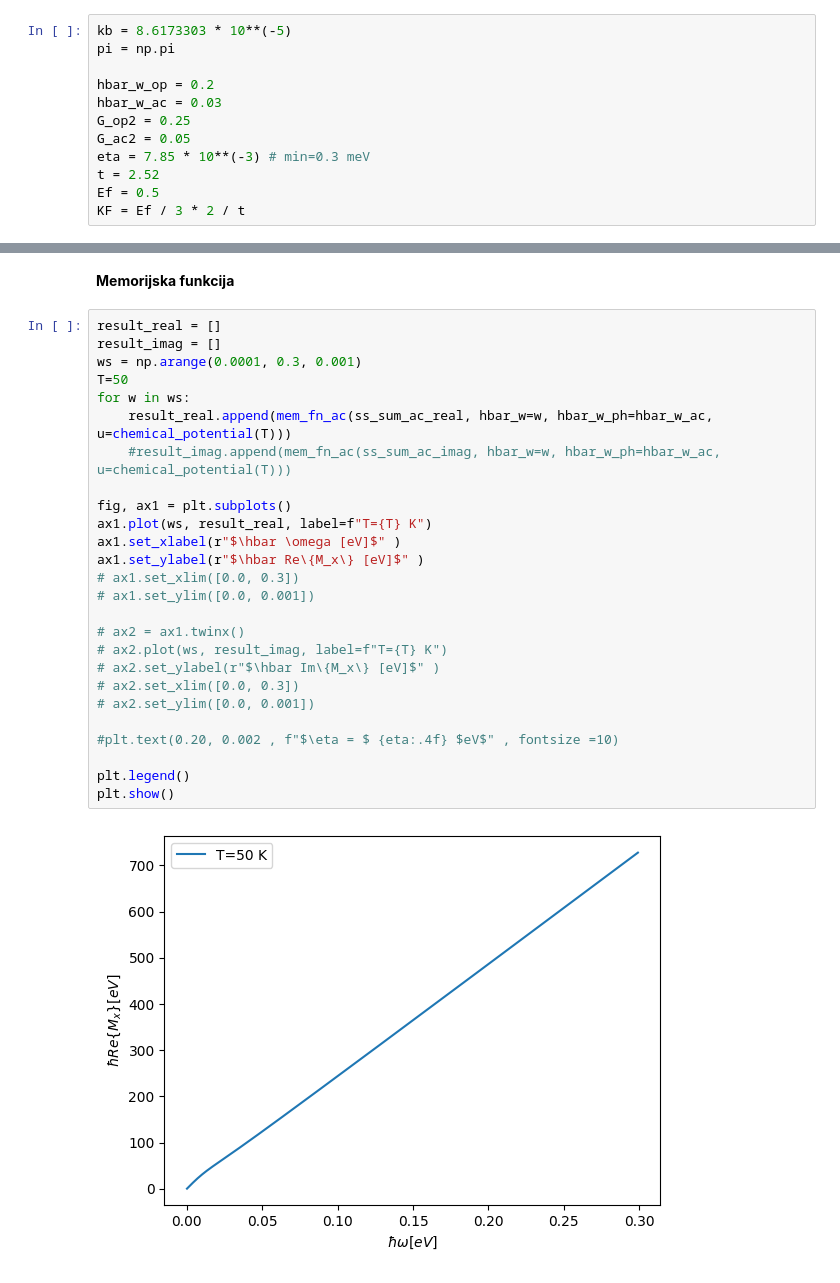
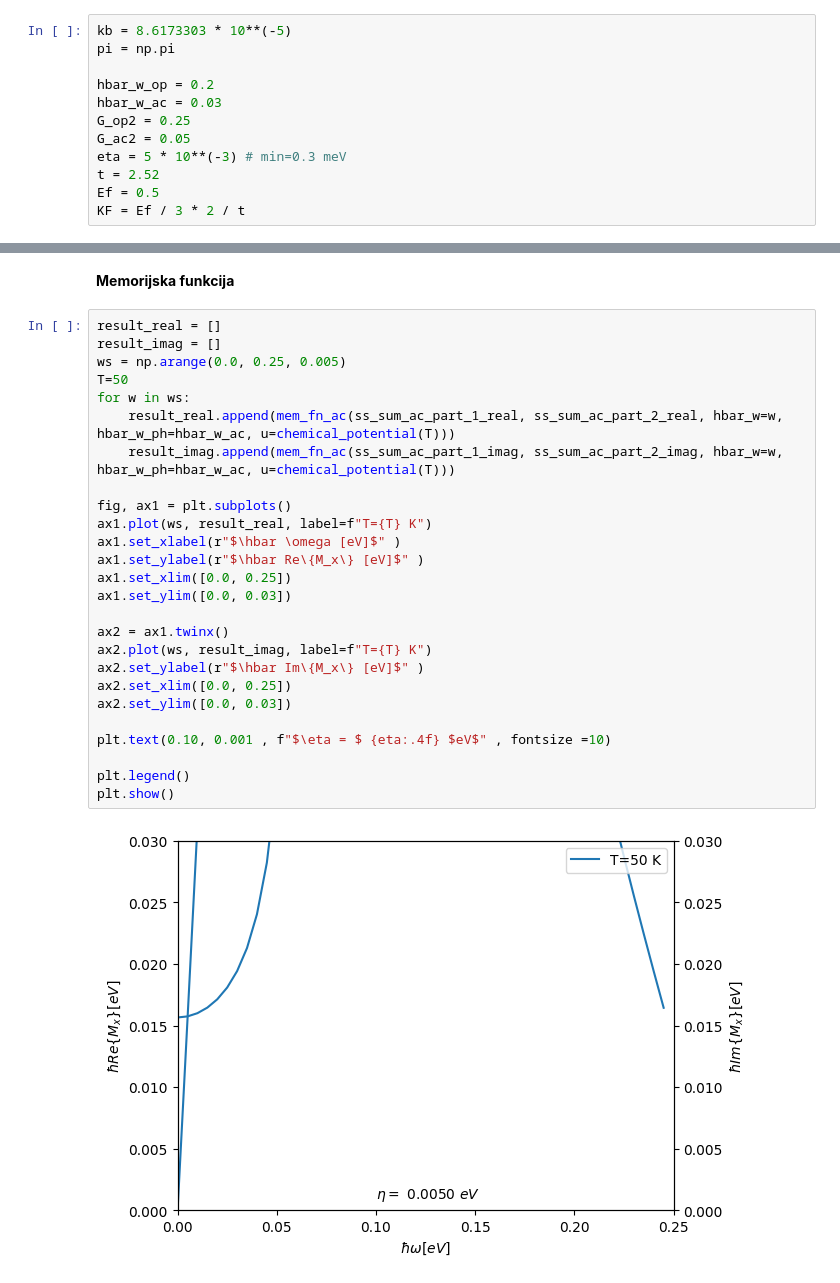
Before and after one commit to ppapac/24112024_memfn, a Jupyter notebook: MemoryGraphene_cone.ipynb, the cells around one changed output, grey strips where cells are left out. Saved outputs shown, nothing was run; the diff lists cells and outputs as text.

```diff
--- a/MemoryGraphene_cone.ipynb
+++ b/MemoryGraphene_cone.ipynb
@@ -15,7 +15,7 @@ hbar_w_op = 0.2
 hbar_w_ac = 0.03
 G_op2 = 0.25
 G_ac2 = 0.05
-eta = 7.85 * 10**(-3) # min=0.3 meV
+eta = 5 * 10**(-3) # min=0.3 meV
 t = 2.52
 Ef = 0.5
 KF = Ef / 3 * 2 / t
@@ -147,28 +166,28 @@ def mem_fn_ac(ss_sum_fn, hbar_w, hbar_w_ph, u=Ef, T=50):
 # %%
 result_real = []
 result_imag = []
-ws = np.arange(0.0001, 0.3, 0.001)
+ws = np.arange(0.0, 0.25, 0.005)
 T=50
 for w in ws:
-    result_real.append(mem_fn_ac(ss_sum_ac_real, hbar_w=w, hbar_w_ph=hbar_w_ac, u=chemical_potential(T)))
-    #result_imag.append(mem_fn_ac(ss_sum_ac_imag, hbar_w=w, hbar_w_ph=hbar_w_ac, u=chemical_potential(T)))
+    result_real.append(mem_fn_ac(ss_sum_ac_part_1_real, ss_sum_ac_part_2_real, hbar_w=w, hbar_w_ph=hbar_w_ac, u=chemical_potential(T)))
+    result_imag.append(mem_fn_ac(ss_sum_ac_part_1_imag, ss_sum_ac_part_2_imag, hbar_w=w, hbar_w_ph=hbar_w_ac, u=chemical_potential(T)))
 
 fig, ax1 = plt.subplots()
 ax1.plot(ws, result_real, label=f"T={T} K")
 ax1.set_xlabel(r"$\hbar \omega [eV]$" )
 ax1.set_ylabel(r"$\hbar Re\{M_x\} [eV]$" )
-# ax1.set_xlim([0.0, 0.3])
-# ax1.set_ylim([0.0, 0.001])
+ax1.set_xlim([0.0, 0.25])
+ax1.set_ylim([0.0, 0.03])
 
-# ax2 = ax1.twinx()
-# ax2.plot(ws, result_imag, label=f"T={T} K")
-# ax2.set_ylabel(r"$\hbar Im\{M_x\} [eV]$" )
-# ax2.set_xlim([0.0, 0.3])
-# ax2.set_ylim([0.0, 0.001])
+ax2 = ax1.twinx()
+ax2.plot(ws, result_imag, label=f"T={T} K")
+ax2.set_ylabel(r"$\hbar Im\{M_x\} [eV]$" )
+ax2.set_xlim([0.0, 0.25])
+ax2.set_ylim([0.0, 0.03])
 
-#plt.text(0.20, 0.002 , f"$\eta = $ {eta:.4f} $eV$" , fontsize =10)
+plt.text(0.10, 0.001 , f"$\eta = $ {eta:.4f} $eV$" , fontsize =10)
 
 plt.legend()
 plt.show()
 # %% [output]
-[figure, old version]
+[figure, new version]
```
Also changed, not shown: parts of 8 cells of this notebook, 1 other file.
